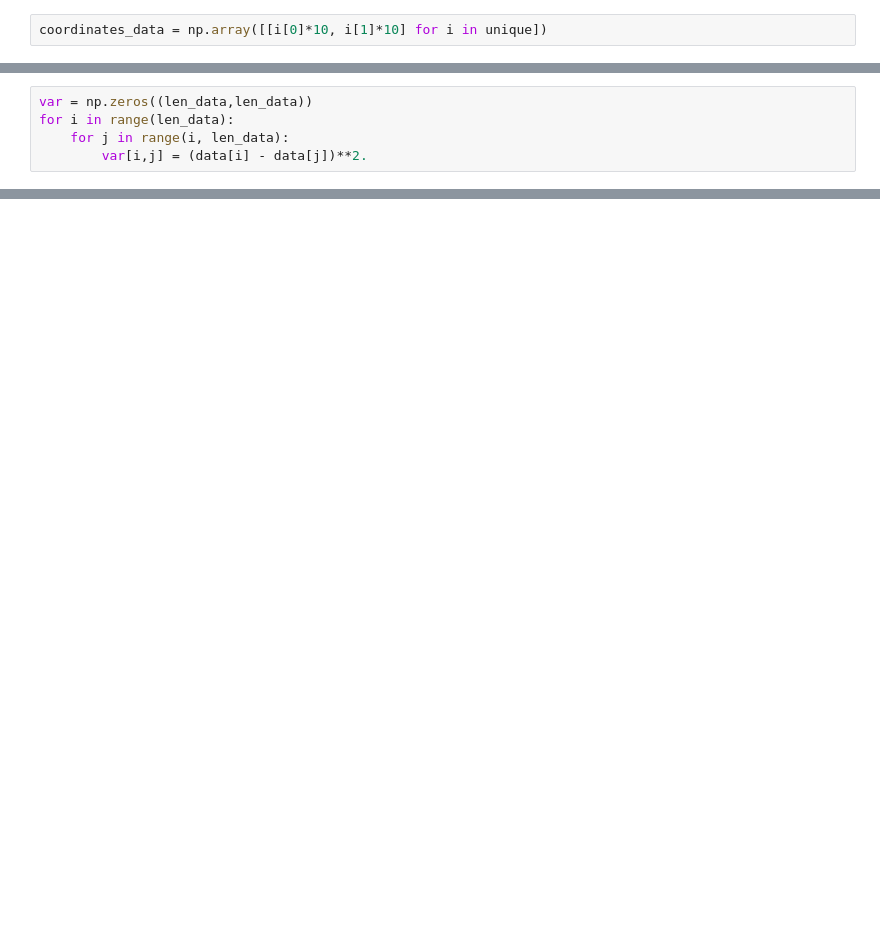
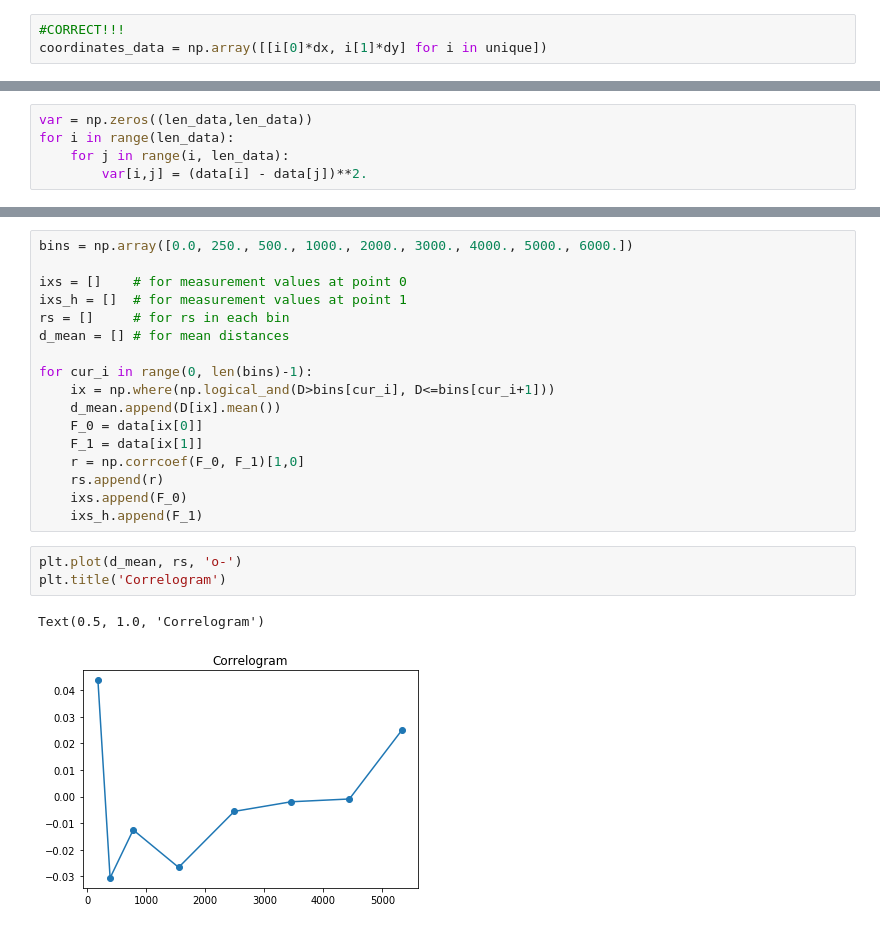
Before and after one commit to sazuluagaz/Geostatistics_Project, a Jupyter notebook: SGS_code.ipynb, the cells around one changed output, grey strips where cells are left out. Drawn from its saved outputs; the diff is of its cells as text; blank space fills up the shorter version.

```diff
--- a/SGS_code.ipynb
+++ b/SGS_code.ipynb
@@ -44,5 +51,6 @@ plt.hist(data,
 # %%
-coordinates_data = np.array([[i[0]*10, i[1]*10] for i in unique])
+#CORRECT!!!
+coordinates_data = np.array([[i[0]*dx, i[1]*dy] for i in unique])
 # %%
 H = ssp.pdist(coordinates_data, metric='euclidean')
 D = ssp.squareform(H)
@@ -78,0 +87,23 @@ Text(0, 0.5, 'variance')
+# %%
+bins = np.array([0.0, 250., 500., 1000., 2000., 3000., 4000., 5000., 6000.])
+
+ixs = []    # for measurement values at point 0
+ixs_h = []  # for measurement values at point 1
+rs = []     # for rs in each bin
+d_mean = [] # for mean distances
+
+for cur_i in range(0, len(bins)-1):
+    ix = np.where(np.logical_and(D>bins[cur_i], D<=bins[cur_i+1]))
+    d_mean.append(D[ix].mean())
+    F_0 = data[ix[0]]
+    F_1 = data[ix[1]]
+    r = np.corrcoef(F_0, F_1)[1,0]
+    rs.append(r)
+    ixs.append(F_0)
+    ixs_h.append(F_1)
+# %%
+plt.plot(d_mean, rs, 'o-')
+plt.title('Correlogram')
+# %% [output]
+Text(0.5, 1.0, 'Correlogram')
+[figure, added]
```
Also changed, not shown: parts of 20 cells of this notebook.
